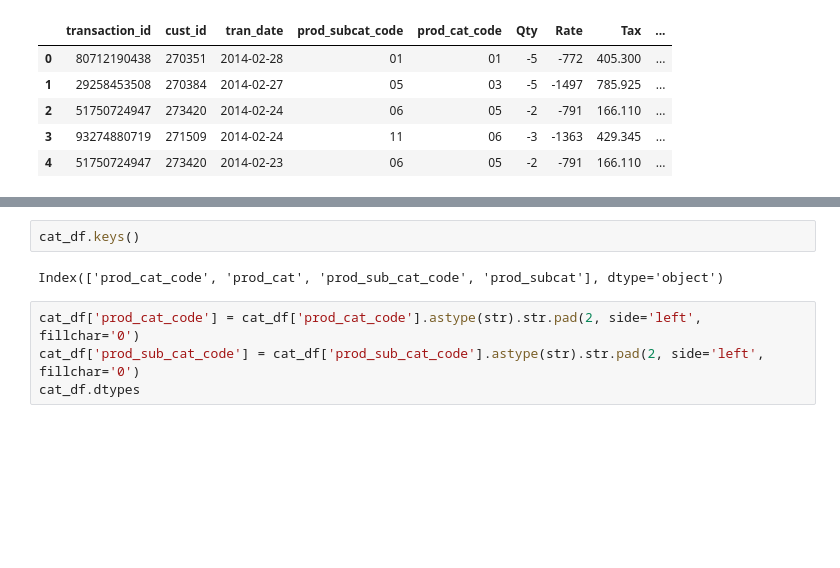
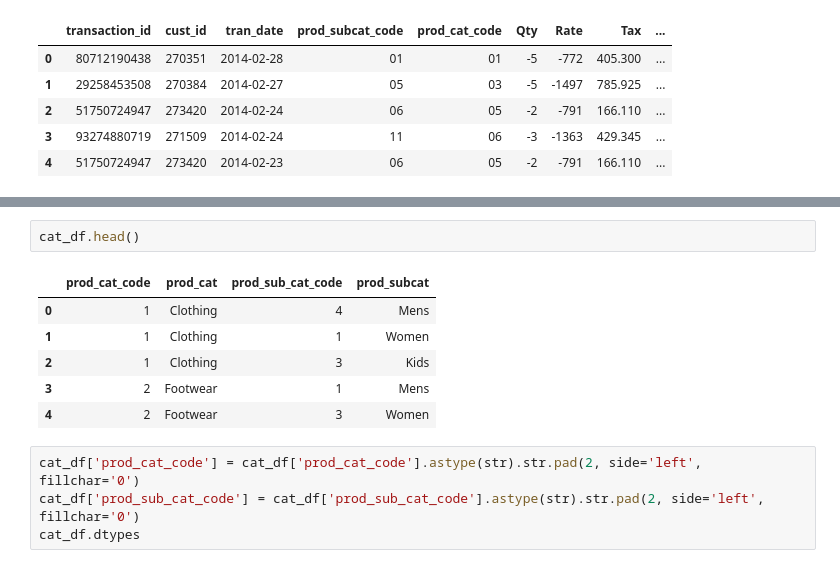
Before and after one commit to mestey28/turning_patterns_into_profits, a Jupyter notebook: data_cleaning.ipynb, the cells around one changed output, grey strips where cells are left out. Cells and saved outputs as stored; diff of their text form; blank space fills up the shorter version.

```diff
--- a/data_cleaning.ipynb
+++ b/data_cleaning.ipynb
@@ -54,7 +77,12 @@ cust_df.head()
 # %%
-cat_df.keys()
+cat_df.head()
 # %% [output]
-Index(['prod_cat_code', 'prod_cat', 'prod_sub_cat_code', 'prod_subcat'], dtype='object')
+|  | prod_cat_code | prod_cat | prod_sub_cat_code | prod_subcat |
+| 0 | 1 | Clothing | 4 | Mens |
+| 1 | 1 | Clothing | 1 | Women |
+| 2 | 1 | Clothing | 3 | Kids |
+| 3 | 2 | Footwear | 1 | Mens |
+| 4 | 2 | Footwear | 3 | Women |
 # %%
 cat_df['prod_cat_code'] = cat_df['prod_cat_code'].astype(str).str.pad(2, side='left', fillchar='0')
 cat_df['prod_sub_cat_code'] = cat_df['prod_sub_cat_code'].astype(str).str.pad(2, side='left', fillchar='0')
```
Also changed, not shown: parts of 6 cells of this notebook.
